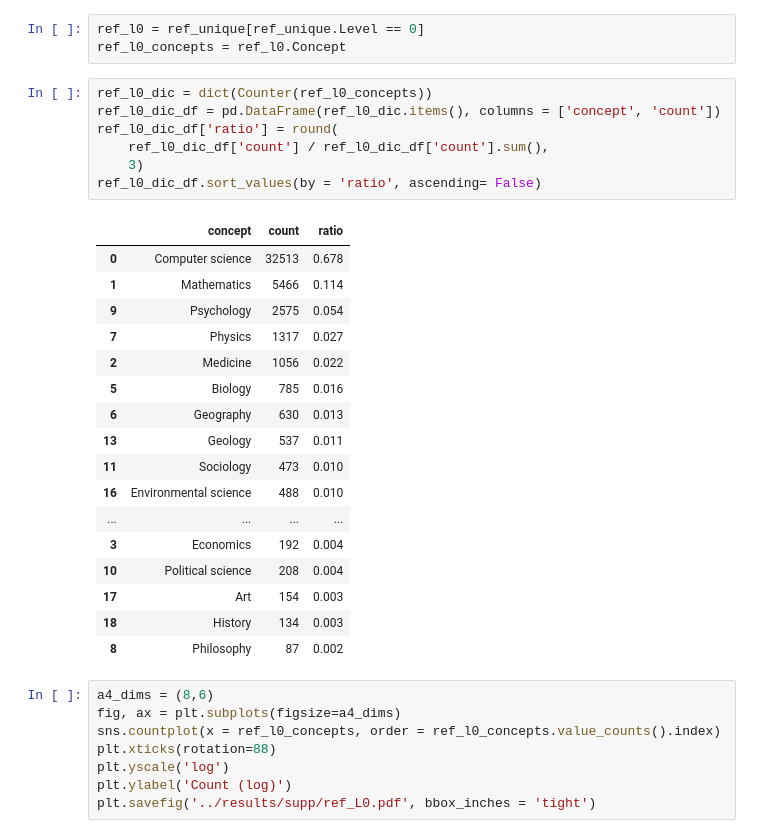
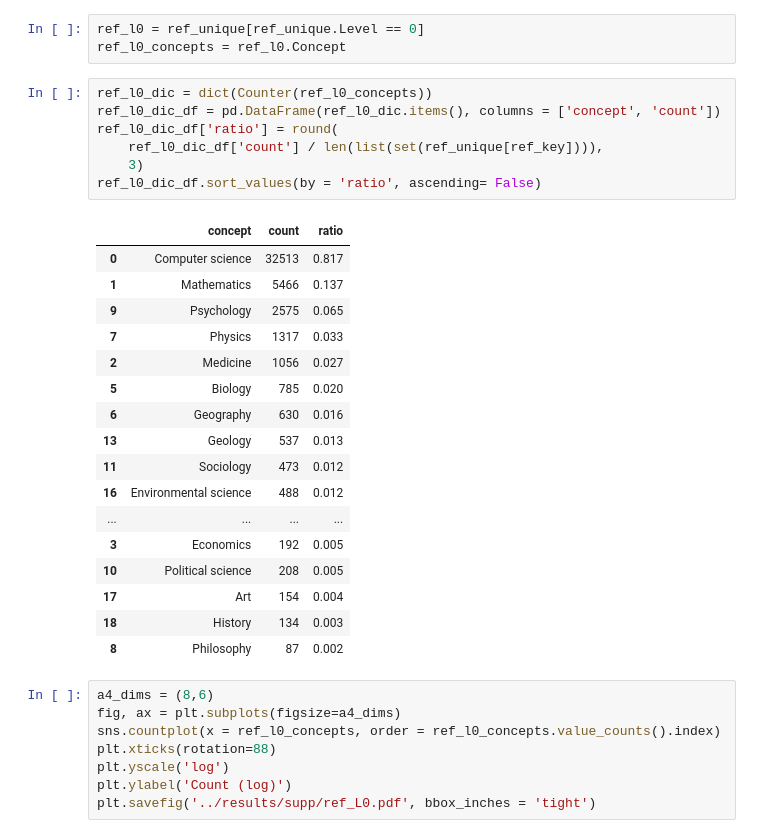
Before and after one commit to hongtaoh/32vis, a Jupyter notebook: analyses_and_get_figures/Fields_of_study_Statistics_and_Visuals.ipynb, the cells around one changed output. Cells and saved outputs as stored; diff of their text form.

```diff
--- a/analyses_and_get_figures/Fields_of_study_Statistics_and_Visuals.ipynb
+++ b/analyses_and_get_figures/Fields_of_study_Statistics_and_Visuals.ipynb
@@ -257,26 +247,26 @@ ref_l0_concepts = ref_l0.Concept
 # %%
 ref_l0_dic = dict(Counter(ref_l0_concepts))
 ref_l0_dic_df = pd.DataFrame(ref_l0_dic.items(), columns = ['concept', 'count'])
 ref_l0_dic_df['ratio'] = round(
-    ref_l0_dic_df['count'] / ref_l0_dic_df['count'].sum(),
+    ref_l0_dic_df['count'] / len(list(set(ref_unique[ref_key]))),
     3)
 ref_l0_dic_df.sort_values(by = 'ratio', ascending= False)
 # %% [output]
 |  | concept | count | ratio |
-| 0 | Computer science | 32513 | 0.678 |
-| 1 | Mathematics | 5466 | 0.114 |
-| 9 | Psychology | 2575 | 0.054 |
-| 7 | Physics | 1317 | 0.027 |
-| 2 | Medicine | 1056 | 0.022 |
-| 5 | Biology | 785 | 0.016 |
-| 6 | Geography | 630 | 0.013 |
-| 13 | Geology | 537 | 0.011 |
-| 11 | Sociology | 473 | 0.010 |
-| 16 | Environmental science | 488 | 0.010 |
+| 0 | Computer science | 32513 | 0.817 |
+| 1 | Mathematics | 5466 | 0.137 |
+| 9 | Psychology | 2575 | 0.065 |
+| 7 | Physics | 1317 | 0.033 |
+| 2 | Medicine | 1056 | 0.027 |
+| 5 | Biology | 785 | 0.020 |
+| 6 | Geography | 630 | 0.016 |
+| 13 | Geology | 537 | 0.013 |
+| 11 | Sociology | 473 | 0.012 |
+| 16 | Environmental science | 488 | 0.012 |
 | ... | ... | ... | ... |
-| 3 | Economics | 192 | 0.004 |
-| 10 | Political science | 208 | 0.004 |
-| 17 | Art | 154 | 0.003 |
+| 3 | Economics | 192 | 0.005 |
+| 10 | Political science | 208 | 0.005 |
+| 17 | Art | 154 | 0.004 |
 | 18 | History | 134 | 0.003 |
 | 8 | Philosophy | 87 | 0.002 |
 # %%
```
Also changed, not shown: parts of 21 cells of this notebook, 15 other files.
